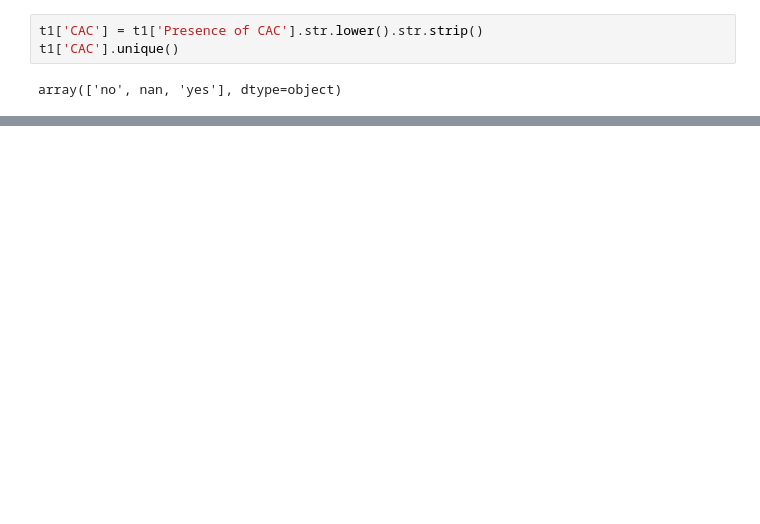
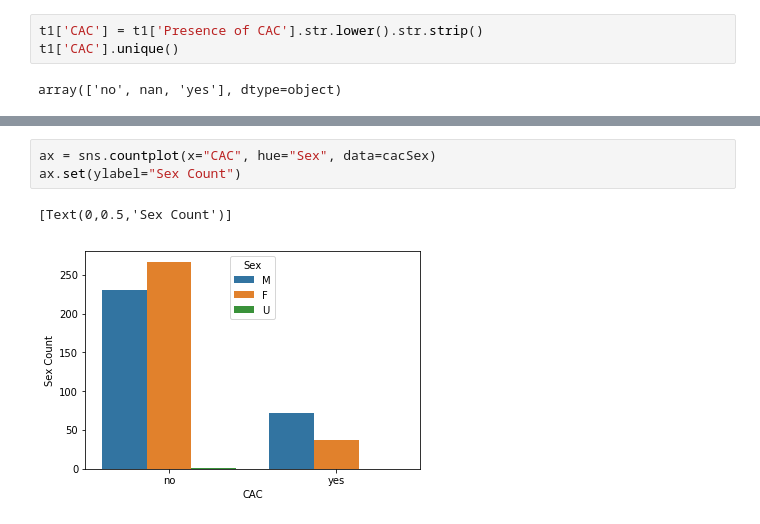
Before and after one commit to fataltes/quickNBs, a Jupyter notebook: Mina-s-dataset.ipynb, the cells around one changed output, grey strips where cells are left out. Drawn from its saved outputs; the diff is of its cells as text; blank space fills up the shorter version.

```diff
--- a/Mina-s-dataset.ipynb
+++ b/Mina-s-dataset.ipynb
@@ -44,0 +50,6 @@ dtype: object
+# %%
+ax = sns.countplot(x="CAC", hue="Sex", data=cacSex)
+ax.set(ylabel="Sex Count")
+# %% [output]
+[Text(0,0.5,'Sex Count')]
+[figure, added]
```
Also changed, not shown: parts of 10 cells of this notebook.
